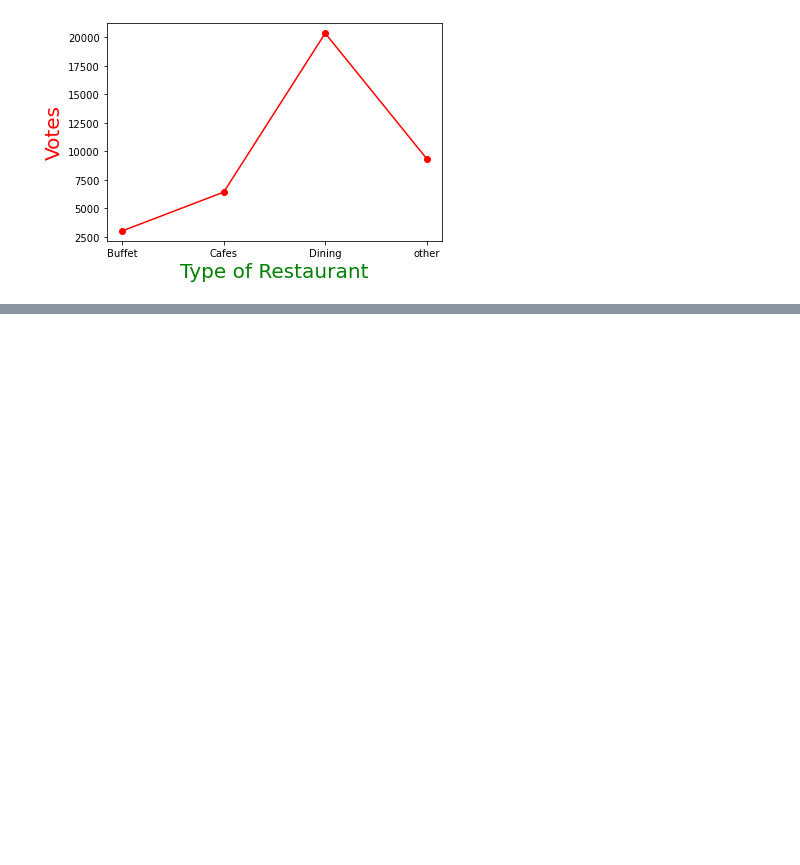
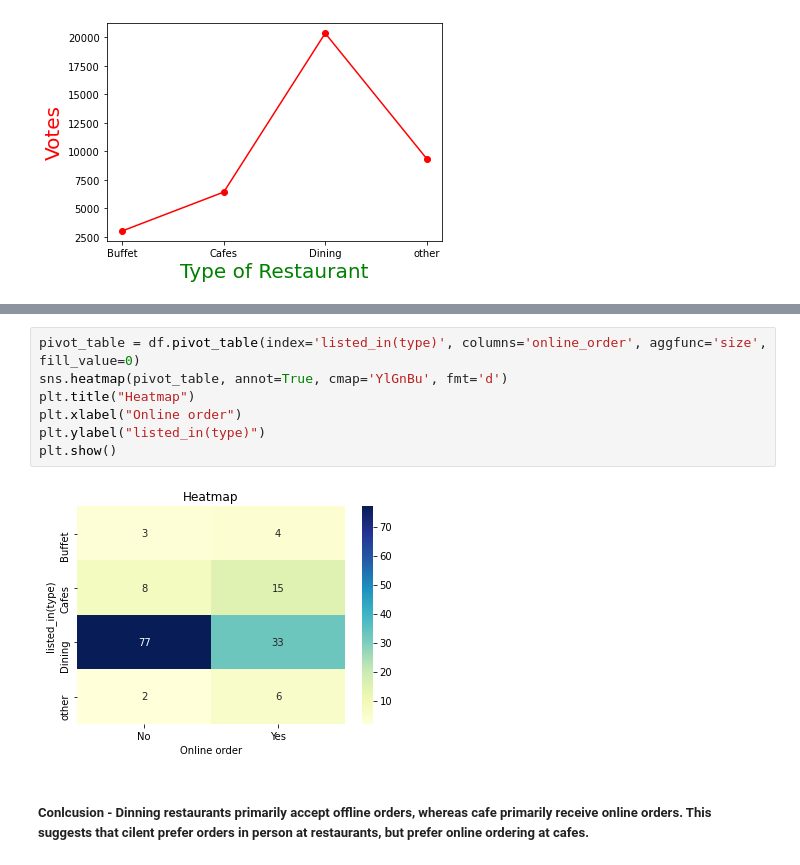
Before and after one commit to himabindu79/Zomato-Data-Analysis, a Jupyter notebook: Zomato_Data_Analaysis.ipynb, the cells around one changed output, grey strips where cells are left out. Cells and saved outputs as stored; diff of their text form; blank space fills up the shorter version.

```diff
--- a/Zomato_Data_Analaysis.ipynb
+++ b/Zomato_Data_Analaysis.ipynb
@@ -252,0 +332,11 @@ Text(0, 0.5, 'Votes')
+# %%
+pivot_table = df.pivot_table(index='listed_in(type)', columns='online_order', aggfunc='size', fill_value=0)
+sns.heatmap(pivot_table, annot=True, cmap='YlGnBu', fmt='d')
+plt.title("Heatmap")
+plt.xlabel("Online order")
+plt.ylabel("listed_in(type)")
+plt.show()
+# %% [output]
+[figure, added]
+# %% [markdown]
+##### Conlcusion - Dinning restaurants primarily accept offline orders, whereas cafe primarily receive online orders. This suggests that cilent prefer orders in person at restaurants, but prefer online ordering at cafes.
```
Also changed, not shown: parts of 18 cells of this notebook.
